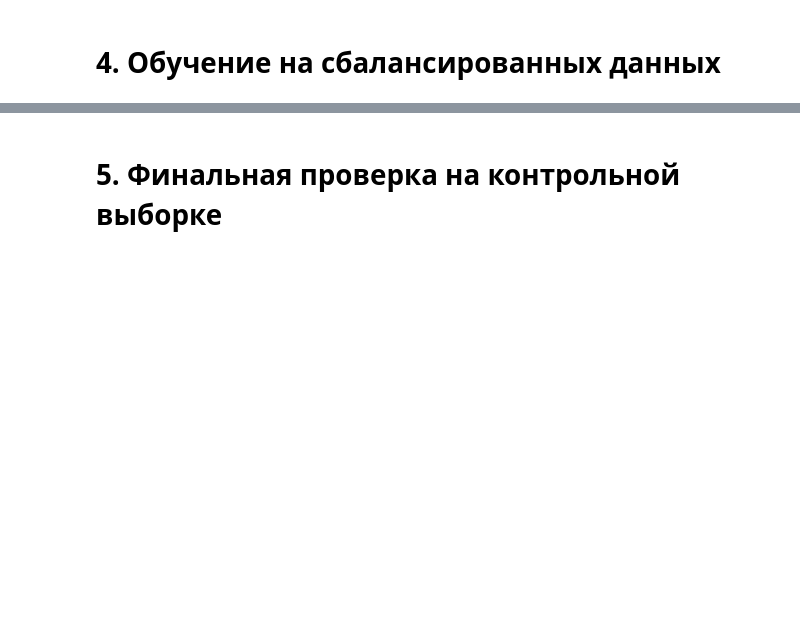
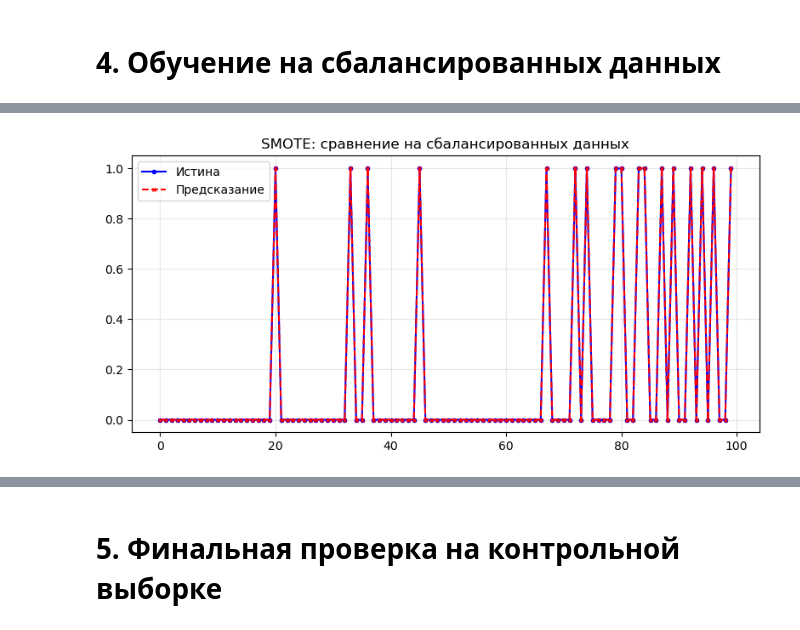
Before and after one commit to Dinmir331/MethodsAI_lab3, a Jupyter notebook: main.ipynb, the cells around one changed output, grey strips where cells are left out. Saved outputs shown, nothing was run; the diff lists cells and outputs as text; code cells hidden in the pictures; blank space fills up the shorter version.

```diff
--- a/main.ipynb
+++ b/main.ipynb
@@ -511,27 +891,23 @@ from sklearn.model_selection import cross_val_score
 from sklearn.metrics import accuracy_score, f1_score, classification_report
 from sklearn.preprocessing import MinMaxScaler
 from imblearn.over_sampling import SMOTE, ADASYN
+import os
 
 # ------------------------------------------------------------
 # 0. Исходные нормализованные данные (из Этапа 3)
 # ------------------------------------------------------------
-# X_norm и Y_base должны быть доступны из предыдущего этапа.
-# Если нет – повторите нормализацию нужного датасета.
+# X_norm и Y_base должны быть доступны из предыдущего этапа
 
 # ------------------------------------------------------------
-# 1. Выбор конфигураций для тестирования (топ-5 из Этапа 3)
+# 1. Выбор конфигураций (топ-5 по cv_f1_mean из Этапа 3)
 # ------------------------------------------------------------
-# Берём топ-5 моделей по cv_acc_mean из результатов этапа 3
-top5_configs = res_norm_df.sort_values('cv_acc_mean', ascending=False).head(5)
-
-# Если хотите расширить поиск, можно добавить другие архитектуры,
-# но для демонстрации эффекта балансировки достаточно лучших.
+top5_configs = res_norm_df.sort_values('cv_f1_mean', ascending=False).head(5)
 
 RANDOM_STATE = 42
 cv_folds = 3
 
 # ------------------------------------------------------------
-# 2. Эксперименты с SMOTE
+# 2. SMOTE
 # ------------------------------------------------------------
 print("=" * 60)
 print("БАЛАНСИРОВКА SMOTE")
@@ -539,10 +915,9 @@ print("=" * 60)
 
 smote = SMOTE(random_state=RANDOM_STATE)
 X_smote, Y_smote = smote.fit_resample(X_norm, Y_base)
-print(f"Размер после SMOTE: {X_smote.shape}, распределение классов: {np.bincount(Y_smote)}")
+print(f"Размер после SMOTE: {X_smote.shape}, распределение: {np.bincount(Y_smote)}")
 
 results_smote = []
-
 for _, row in top5_configs.iterrows():
     hidden = row['hidden_layers']
     activation = row['activation']
@@ -557,32 +932,23 @@ for _, row in top5_configs.iterrows():
         random_state=RANDOM_STATE,
         early_stopping=False
     )
-
-    # Кросс-валидация по F1 (на сбалансированных данных)
     cv_scores = cross_val_score(mlp, X_smote, Y_smote, cv=cv_folds, scoring='f1')
     cv_mean = cv_scores.mean()
     cv_std = cv_scores.std()
 
-    # Обучение на всей сбалансированной выборке
     mlp.fit(X_smote, Y_smote)
     y_pred = mlp.predict(X_smote)
     acc = accuracy_score(Y_smote, y_pred)
     f1 = f1_score(Y_smote, y_pred, pos_label=1)
 
     results_smote.append({
-        'hidden_layers': hidden,
-        'activation': activation,
-        'solver': solver,
-        'max_iter': max_iter,
-        'cv_f1_mean': cv_mean,
-        'cv_f1_std': cv_std,
-        'train_accuracy': acc,
-        'train_f1': f1,
-        'model': mlp
+        'hidden_layers': hidden, 'activation': activation,
+        'solver': solver, 'max_iter': max_iter,
+        'cv_f1_mean': cv_mean, 'cv_f1_std': cv_std,
+        'train_accuracy': acc, 'train_f1': f1, 'model': mlp
     })
     print(f"{hidden}, {activation}, {solver}, iter={max_iter} -> CV F1={cv_mean:.3f}±{cv_std:.3f}, train F1={f1:.3f}")
 
-# Лучшая модель SMOTE
 res_smote_df = pd.DataFrame(results_smote)
 best_smote = res_smote_df.loc[res_smote_df['cv_f1_mean'].idxmax()]
 print("\nЛучшая модель (SMOTE):")
@@ -592,7 +958,7 @@ print(f"CV F1: {best_smote['cv_f1_mean']:.3f} ± {best_smote['cv_f1_std']:.3f}")
 print(f"Train Accuracy: {best_smote['train_accuracy']:.3f}, Train F1: {best_smote['train_f1']:.3f}")
 
 # ------------------------------------------------------------
-# 3. Эксперименты с ADASYN
+# 3. ADASYN
 # ------------------------------------------------------------
 print("\n" + "=" * 60)
 print("БАЛАНСИРОВКА ADASYN")
@@ -600,10 +966,9 @@ print("=" * 60)
 
 adasyn = ADASYN(random_state=RANDOM_STATE)
 X_adasyn, Y_adasyn = adasyn.fit_resample(X_norm, Y_base)
-print(f"Размер после ADASYN: {X_adasyn.shape}, распределение классов: {np.bincount(Y_adasyn)}")
+print(f"Размер после ADASYN: {X_adasyn.shape}, распределение: {np.bincount(Y_adasyn)}")
 
 results_adasyn = []
-
 for _, row in top5_configs.iterrows():
     hidden = row['hidden_layers']
     activation = row['activation']
@@ -618,7 +983,6 @@ for _, row in top5_configs.iterrows():
         random_state=RANDOM_STATE,
         early_stopping=False
     )
-
     cv_scores = cross_val_score(mlp, X_adasyn, Y_adasyn, cv=cv_folds, scoring='f1')
     cv_mean = cv_scores.mean()
     cv_std = cv_scores.std()
@@ -629,15 +993,10 @@ for _, row in top5_configs.iterrows():
     f1 = f1_score(Y_adasyn, y_pred, pos_label=1)
 
     results_adasyn.append({
-        'hidden_layers': hidden,
-        'activation': activation,
-        'solver': solver,
-        'max_iter': max_iter,
-        'cv_f1_mean': cv_mean,
-        'cv_f1_std': cv_std,
-        'train_accuracy': acc,
-        'train_f1': f1,
-        'model': mlp
+        'hidden_layers': hidden, 'activation': activation,
+        'solver': solver, 'max_iter': max_iter,
+        'cv_f1_mean': cv_mean, 'cv_f1_std': cv_std,
+        'train_accuracy': acc, 'train_f1': f1, 'model': mlp
     })
     print(f"{hidden}, {activation}, {solver}, iter={max_iter} -> CV F1={cv_mean:.3f}±{cv_std:.3f}, train F1={f1:.3f}")
 
@@ -649,13 +1008,41 @@ print(f"Параметры: hidden={best_adasyn['hidden_layers']}, activation={b
 print(f"CV F1: {best_adasyn['cv_f1_mean']:.3f} ± {best_adasyn['cv_f1_std']:.3f}")
 print(f"Train Accuracy: {best_adasyn['train_accuracy']:.3f}, Train F1: {best_adasyn['train_f1']:.3f}")
 
+# ------------------------------------------------------------
+# 4. Отчёты классификации и графики
+# ------------------------------------------------------------
+plot_dir = f'{DATA_DIR}\\plots'
+os.makedirs(plot_dir, exist_ok=True)
 
-# Отчёты классификации
+# SMOTE отчёт и график
+best_model_smote = best_smote['model']
+y_pred_smote = best_model_smote.predict(X_smote)
 print("\nClassification report (SMOTE, лучшая модель):")
 print(classification_report(Y_smote, y_pred_smote, target_names=['Класс 0', 'Класс 1']))
 
+plt.figure(figsize=(8, 4))
+plt.plot(Y_smote[:100], 'bo-', label='Истина', markersize=3)
+plt.plot(y_pred_smote[:100], 'rx--', label='Предсказание', markersize=3)
+plt.title('SMOTE: сравнение на сбалансированных данных')
+plt.legend(); plt.grid(True, alpha=0.3)
+plt.tight_layout()
+plt.savefig(f'{plot_dir}\\stage4_smote_predictions.png', dpi=150)
+plt.show()
+
+# ADASYN отчёт и график
+best_model_adasyn = best_adasyn['model']
+y_pred_adasyn = best_model_adasyn.predict(X_adasyn)
 print("\nClassification report (ADASYN, лучшая модель):")
 print(classification_report(Y_adasyn, y_pred_adasyn, target_names=['Класс 0', 'Класс 1']))
+
+plt.figure(figsize=(8, 4))
+plt.plot(Y_adasyn[:100], 'bo-', label='Истина', markersize=3)
+plt.plot(y_pred_adasyn[:100], 'rx--', label='Предсказание', markersize=3)
+plt.title('ADASYN: сравнение на сбалансированных данных')
+plt.legend(); plt.grid(True, alpha=0.3)
+plt.tight_layout()
+plt.savefig(f'{plot_dir}\\stage4_adasyn_predictions.png', dpi=150)
+plt.show()
 # %% [output]
 ============================================================
 БАЛАНСИРОВКА SMOTE
@@ -729,0 +1128 @@ weighted avg       1.00      1.00      1.00       281
+[figure, added]
```
Also changed, not shown: parts of 12 cells of this notebook, 12 other files.
